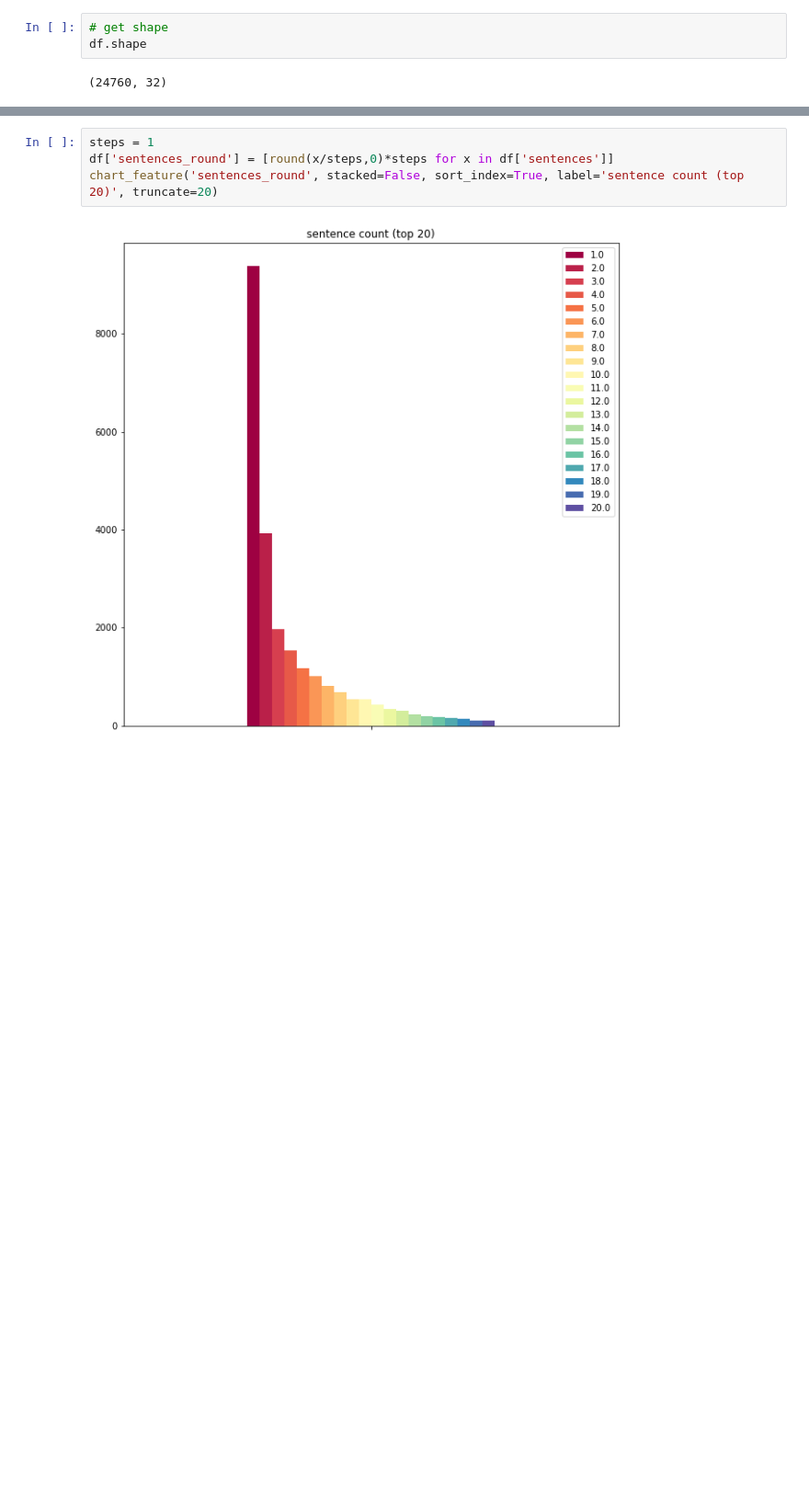
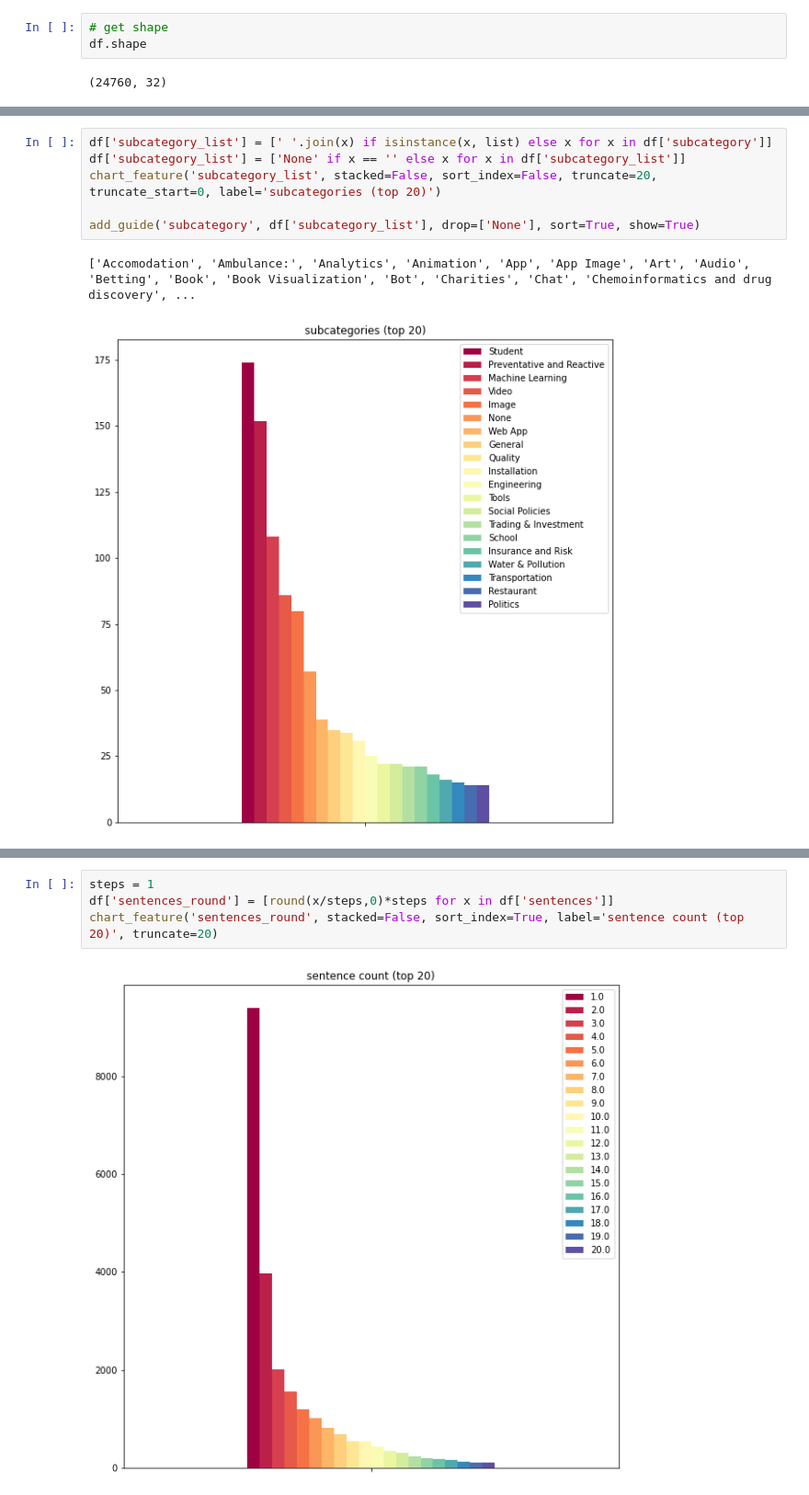
Before and after one commit to pepe-io/usecase2mlalg, a Jupyter notebook: scripts/91_visualize_collected_data.ipynb, the cells around one changed output, grey strips where cells are left out. Shown at 92% size. Drawn from its saved outputs; the diff is of its cells as text; blank space fills up the shorter version.

```diff
--- a/scripts/91_visualize_collected_data.ipynb
+++ b/scripts/91_visualize_collected_data.ipynb
@@ -171,3 +201,12 @@ chart_feature('category_score_round', stacked=False, sort_index=True, label='cat
+# %%
+df['subcategory_list'] = [' '.join(x) if isinstance(x, list) else x for x in df['subcategory']]
+df['subcategory_list'] = ['None' if x == '' else x for x in df['subcategory_list']]
+chart_feature('subcategory_list', stacked=False, sort_index=False, truncate=20, truncate_start=0, label='subcategories (top 20)')
+
+add_guide('subcategory', df['subcategory_list'], drop=['None'], sort=True, show=True)
+# %% [output]
+['Accomodation', 'Ambulance:', 'Analytics', 'Animation', 'App', 'App Image', 'Art', 'Audio', 'Betting', 'Book', 'Book Visualization', 'Bot', 'Charities', 'Chat', 'Chemoinformatics and drug discovery', ...
+[figure, added]
 # %%
 df['subcategory_score_round'] = [round(x,1) for x in df['subcategory_score']]
 chart_feature('subcategory_score_round', stacked=False, sort_index=True, label='subcategory score')
```
Also changed, not shown: parts of 31 cells of this notebook, 6 other files.
